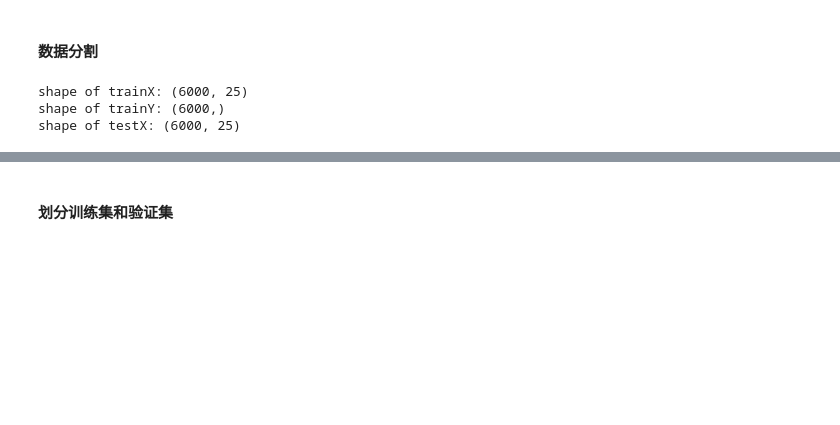
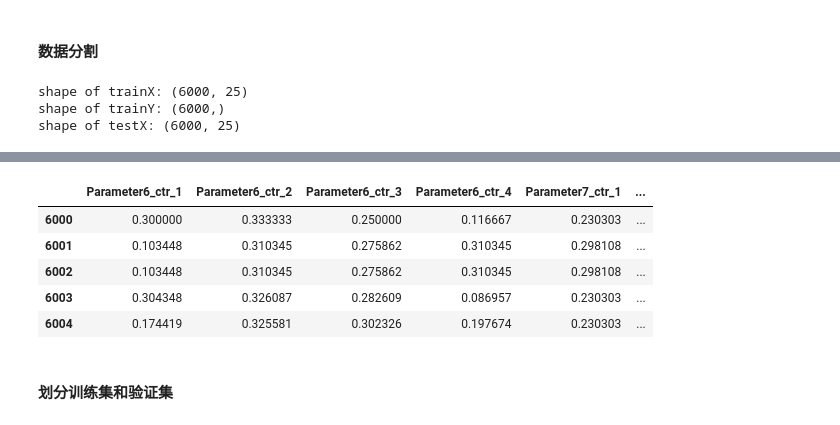
Before and after one commit to wjq8421/MLNote, a Jupyter notebook: 人工智能课程/DF/Untitled.ipynb, the cells around one changed output, grey strips where cells are left out. Saved outputs shown, nothing was run; the diff lists cells and outputs as text; code cells hidden in the pictures; blank space fills up the shorter version.

```diff
--- a/人工智能课程/DF/Untitled.ipynb
+++ b/人工智能课程/DF/Untitled.ipynb
@@ -339,3 +349,13 @@ shape of testX: (6000, 25)
+# %%
+testX.drop(['Parameter6', 'Parameter7', 'Parameter8', 'Parameter9', 'Parameter10'], axis=1, inplace=True)
+testX.head()
+# %% [output]
+|  | Parameter6_ctr_1 | Parameter6_ctr_2 | Parameter6_ctr_3 | Parameter6_ctr_4 | Parameter7_ctr_1 | ... |
+| 6000 | 0.300000 | 0.333333 | 0.250000 | 0.116667 | 0.230303 | ... |
+| 6001 | 0.103448 | 0.310345 | 0.275862 | 0.310345 | 0.298108 | ... |
+| 6002 | 0.103448 | 0.310345 | 0.275862 | 0.310345 | 0.298108 | ... |
+| 6003 | 0.304348 | 0.326087 | 0.282609 | 0.086957 | 0.230303 | ... |
+| 6004 | 0.174419 | 0.325581 | 0.302326 | 0.197674 | 0.230303 | ... |
 # %%
 trainX = full2[:train.shape[0]]
 trainY = train.label
```
Also changed, not shown: parts of 3 cells of this notebook, 4 other files.
